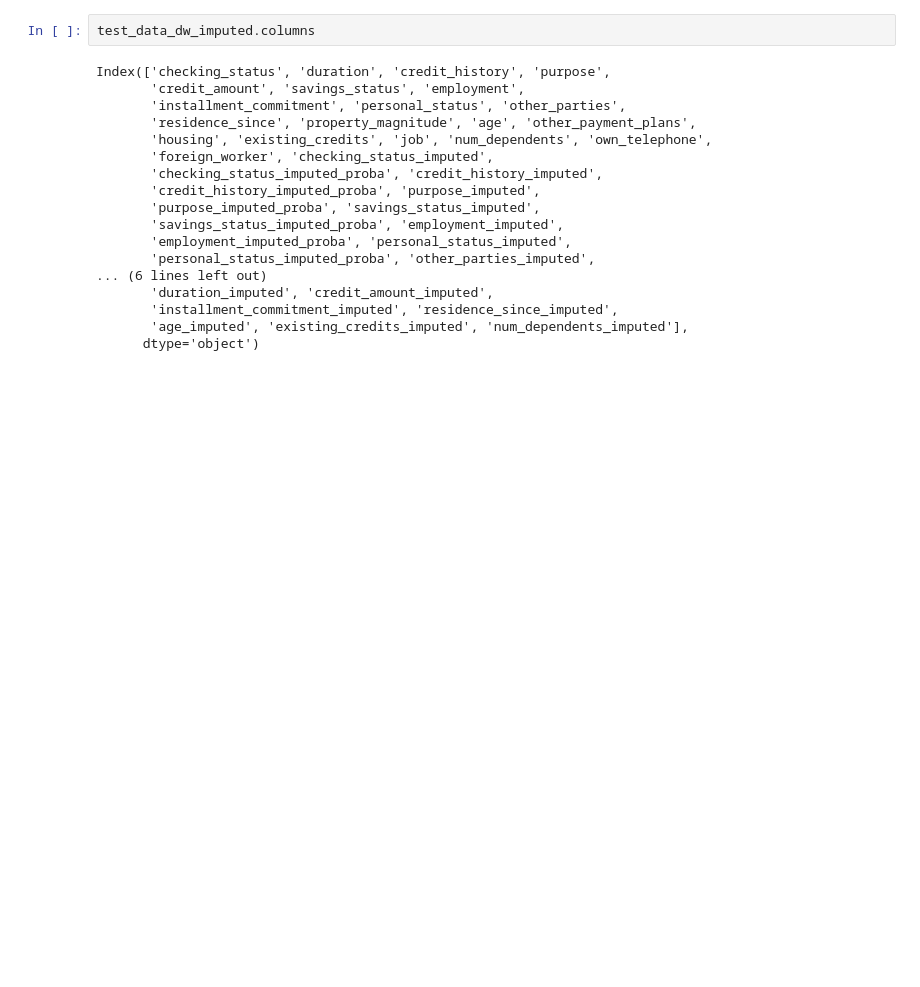
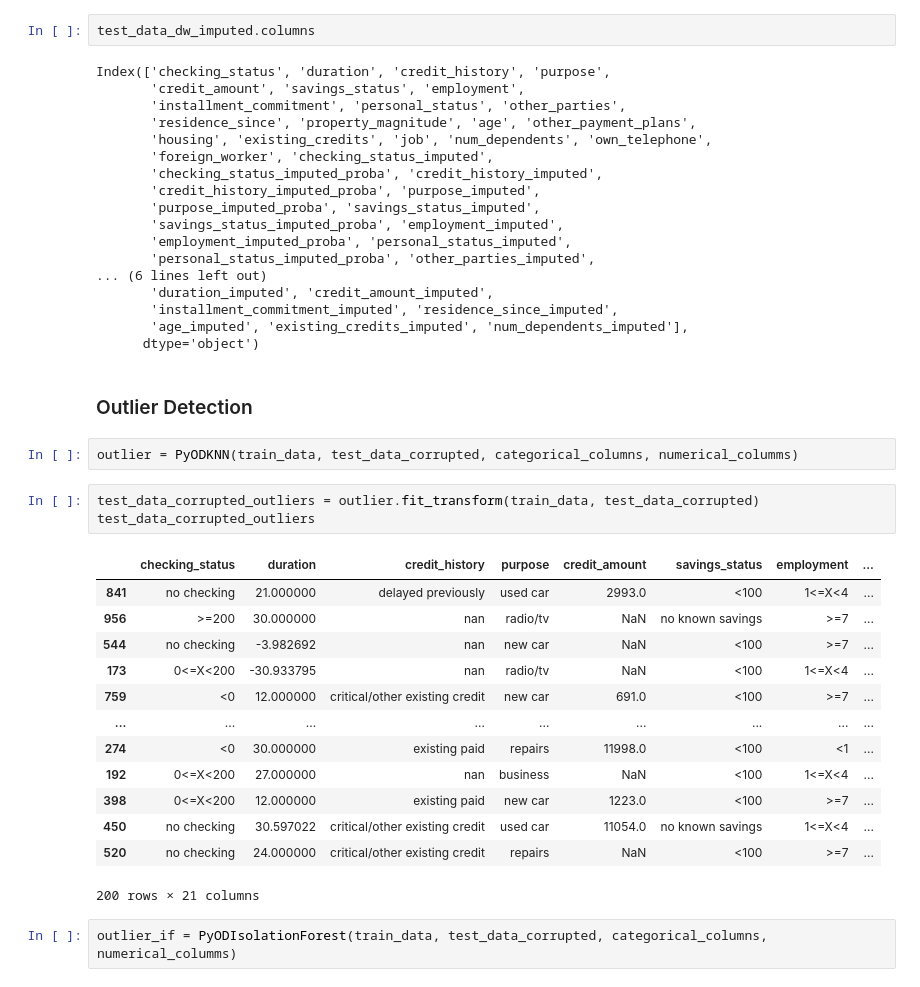
Before and after one commit to SharmaRupali/jenga, a Jupyter notebook: experimental_setup_refined_classes.ipynb, the cells around one changed output. Drawn from its saved outputs; the diff is of its cells as text; blank space fills up the shorter version.

Commit message:
added outlier detection in cleaning

```diff
--- a/experimental_setup_refined_classes.ipynb
+++ b/experimental_setup_refined_classes.ipynb
@@ -399,3 +406,26 @@ Index(['checking_status', 'duration', 'credit_history', 'purpose',
        'installment_commitment_imputed', 'residence_since_imputed',
        'age_imputed', 'existing_credits_imputed', 'num_dependents_imputed'],
       dtype='object')
+# %% [markdown]
+### Outlier Detection
+# %%
+outlier = PyODKNN(train_data, test_data_corrupted, categorical_columns, numerical_columms)
+# %%
+test_data_corrupted_outliers = outlier.fit_transform(train_data, test_data_corrupted)
+test_data_corrupted_outliers
+# %% [output]
+|  | checking_status | duration | credit_history | purpose | credit_amount | savings_status | employment | ... |
+| 841 | no checking | 21.000000 | delayed previously | used car | 2993.0 | <100 | 1<=X<4 | ... |
+| 956 | >=200 | 30.000000 | nan | radio/tv | NaN | no known savings | >=7 | ... |
+| 544 | no checking | -3.982692 | nan | new car | NaN | <100 | >=7 | ... |
+| 173 | 0<=X<200 | -30.933795 | nan | radio/tv | NaN | <100 | 1<=X<4 | ... |
+| 759 | <0 | 12.000000 | critical/other existing credit | new car | 691.0 | <100 | >=7 | ... |
+| ... | ... | ... | ... | ... | ... | ... | ... | ... |
+| 274 | <0 | 30.000000 | existing paid | repairs | 11998.0 | <100 | <1 | ... |
+| 192 | 0<=X<200 | 27.000000 | nan | business | NaN | <100 | 1<=X<4 | ... |
+| 398 | 0<=X<200 | 12.000000 | existing paid | new car | 1223.0 | <100 | >=7 | ... |
+| 450 | no checking | 30.597022 | critical/other existing credit | used car | 11054.0 | no known savings | 1<=X<4 | ... |
+| 520 | no checking | 24.000000 | critical/other existing credit | repairs | NaN | <100 | >=7 | ... |
+200 rows × 21 columns
+# %%
+outlier_if = PyODIsolationForest(train_data, test_data_corrupted, categorical_columns, numerical_columms)
```
Also changed, not shown: parts of 12 cells of this notebook.
